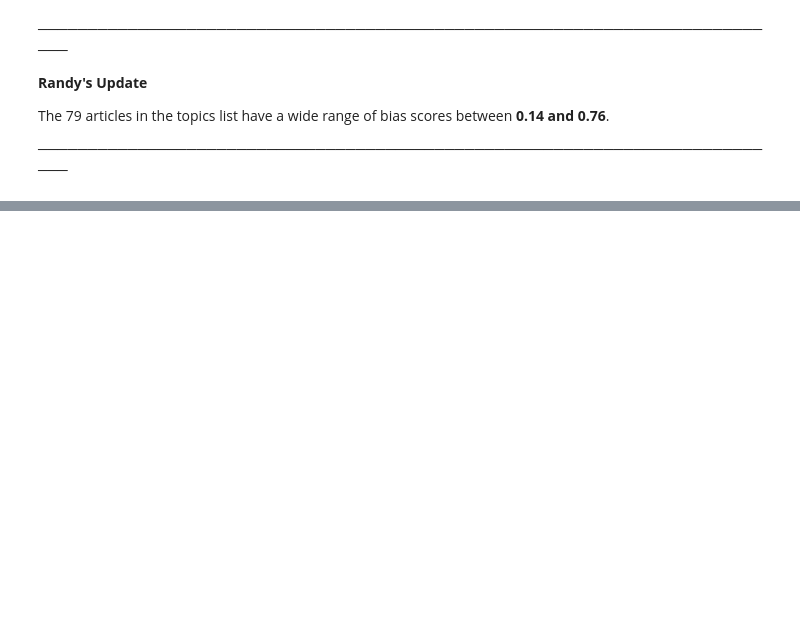
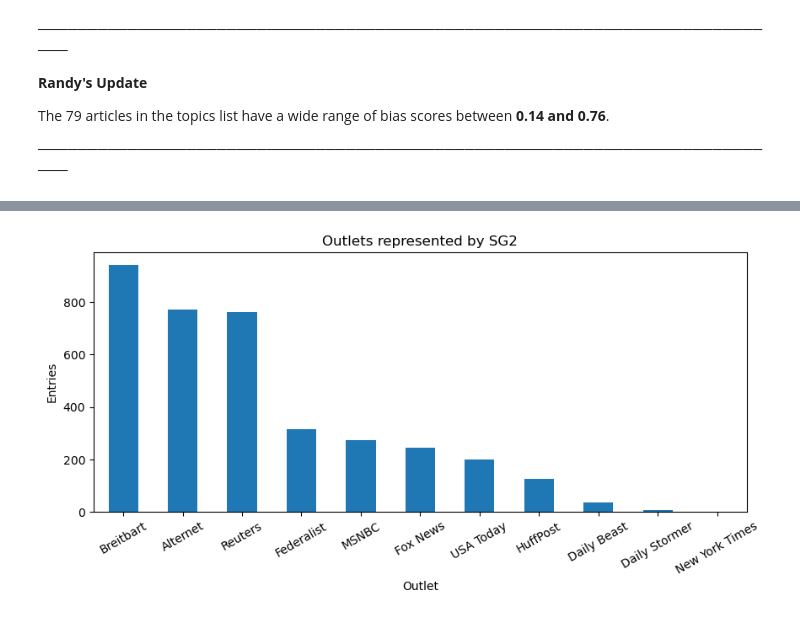
Before and after one commit to kenklabnik/wikipedia-bias-detection, a Jupyter notebook: notebooks/randy_bias_analysis.ipynb, the cells around one changed output, grey strips where cells are left out. Drawn from its saved outputs; the diff is of its cells as text; code cells hidden in the pictures; blank space fills up the shorter version.

```diff
--- a/notebooks/randy_bias_analysis.ipynb
+++ b/notebooks/randy_bias_analysis.ipynb
@@ -777,0 +841,7 @@ The 79 articles in the topics list have a wide range of bias scores between **0.
+# %%
+df_sg2['outlet'].value_counts().plot(title='Outlets represented by SG2', kind='bar', figsize=[10, 4],
+                                    xlabel='Outlet', rot=30, ylabel='Entries')
+
+plt.show()
+# %% [output]
+[figure, added]
```
Also changed, not shown: parts of 97 cells of this notebook.
